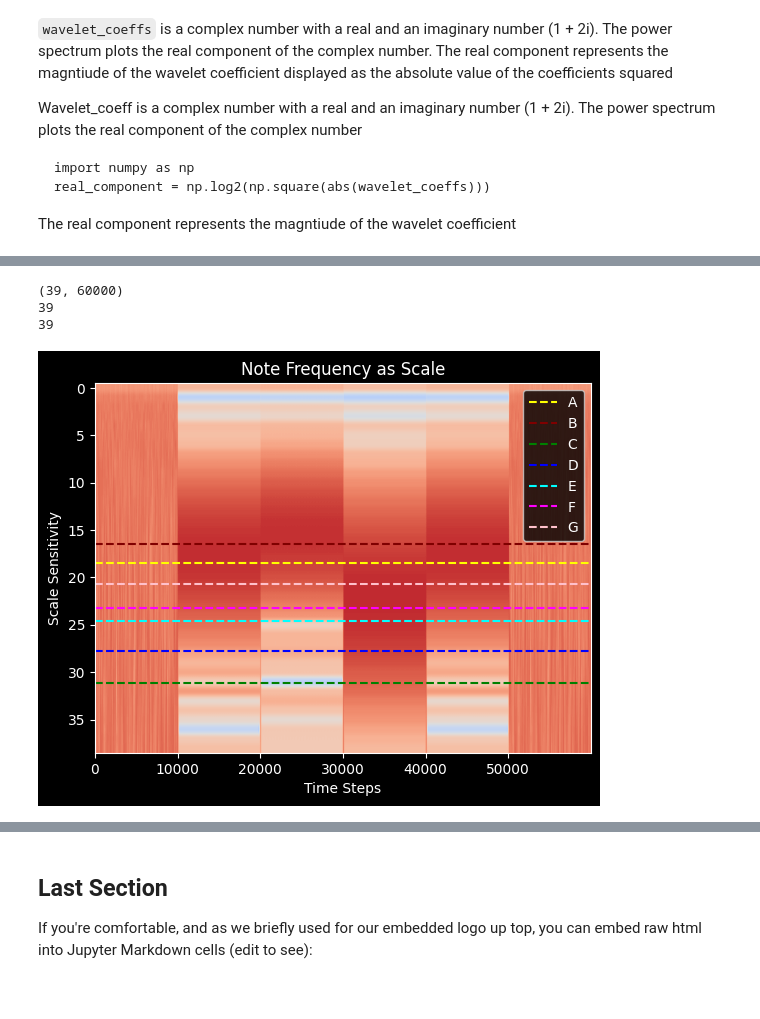
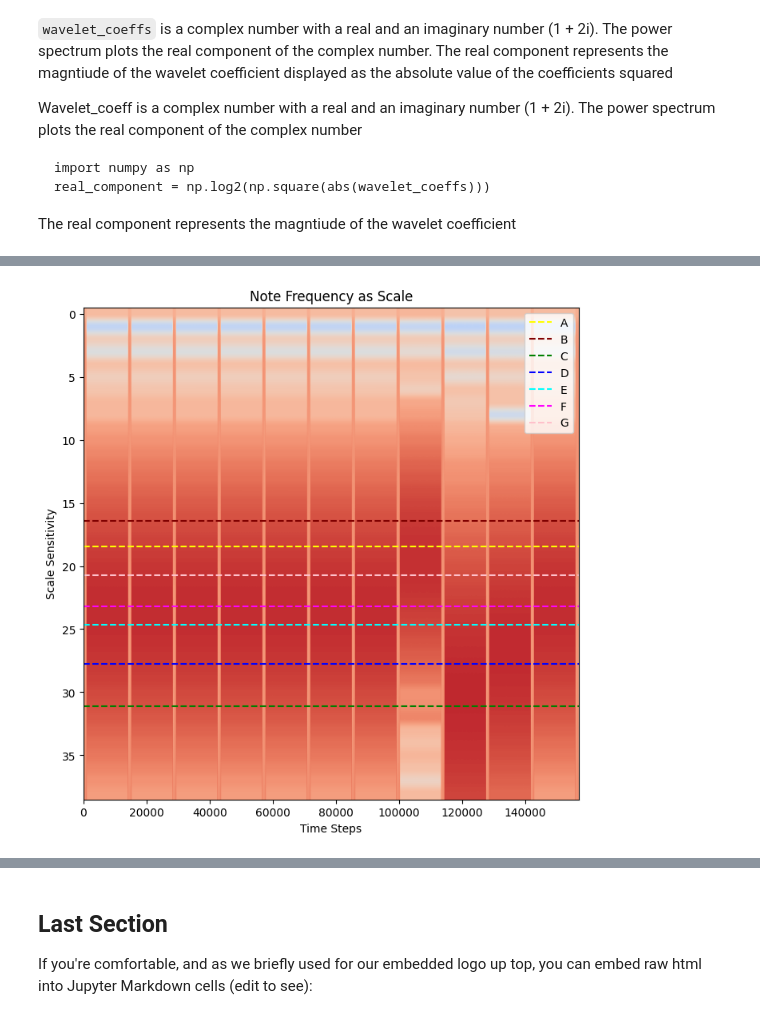
Before and after one commit to ProjectPythia/wavelet-cookbook, a Jupyter notebook: notebooks/example-workflows/jingle-bells.ipynb, the cells around one changed output, grey strips where cells are left out. Drawn from its saved outputs; the diff is of its cells as text; code cells hidden in the pictures.

```diff
--- a/notebooks/example-workflows/jingle-bells.ipynb
+++ b/notebooks/example-workflows/jingle-bells.ipynb
@@ -131,9 +135,5 @@ wavelet_coeffs, freqs = pywt.cwt(signal_data, scales, wavelet = "morl")
 # %%
-# Extract audio .wav file
-sampleRate, signalData = wavfile.read("../data/mystery_signal.wav")
-
-# Amplitude determines the volume of thes ound
-# Frequency determines the chord
+sampleRate, signalData = wavfile.read("../data/jingle_bells.wav")
 
 duration = len(signalData) / sampleRate
 time = np.arange(0, duration, 1/sampleRate)
@@ -214,38 +224,32 @@ y-axis be default is: 39
 # %%
-# to convert HZ frequency to a scale = hz *.0001 (where 0.01  # 100 Hz sampling) then frequency2scale
-# note frequency in hz
+fig, ax = plt.subplots(figsize=(8, 8))
+
+# Overlay frequency of chords as dotted lines
 sample_rate = 1/sampleRate
 a_freq = pywt.frequency2scale(wavelet_mother, 440*sample_rate)
 plt.axhline(y=a_freq, color='yellow', linestyle='--', label='A')
 b_freq = pywt.frequency2scale(wavelet_mother, 494*sample_rate)
 plt.axhline(y=b_freq, color="maroon", linestyle='--', label='B')
 c_freq = pywt.frequency2scale(wavelet_mother, 261*sample_rate)
 plt.axhline(y=c_freq, color='green', linestyle='--', label='C')
 d_freq = pywt.frequency2scale(wavelet_mother, 293*sample_rate)
 plt.axhline(y=d_freq, color='blue', linestyle='--', label='D')
 e_freq = pywt.frequency2scale(wavelet_mother, 330*sample_rate)
 plt.axhline(y=e_freq, color='cyan', linestyle='--', label='E')
 f_freq = pywt.frequency2scale(wavelet_mother, 350*sample_rate)
 plt.axhline(y=f_freq, color='fuchsia', linestyle='--', label='F')
 g_freq = pywt.frequency2scale(wavelet_mother, 392*sample_rate)
 plt.axhline(y=g_freq, color='pink', linestyle='--', label='G')
 
-plt.style.use('dark_background')
+# Plot Power scalogram
 power = np.log2(np.square(abs(wavelet_coeffs))) # compare the magntiude
-print(power.shape)
-print(len(power[:,0]))
-print(len(power[:,1]))
-
 plt.title("Note Frequency as Scale")
 plt.xlabel("Time Steps")
 plt.ylabel("Scale Sensitivity")
 plt.imshow(power,
            vmax=(power).max(), vmin=(power).min(),
            cmap="coolwarm", aspect="auto")
 plt.legend()
 plt.show()
 # %% [output]
-(39, 60000)
-39
-39
-[figure, old version]
+[figure, new version]
```
Also changed, not shown: parts of 18 cells of this notebook, 2 other files.
